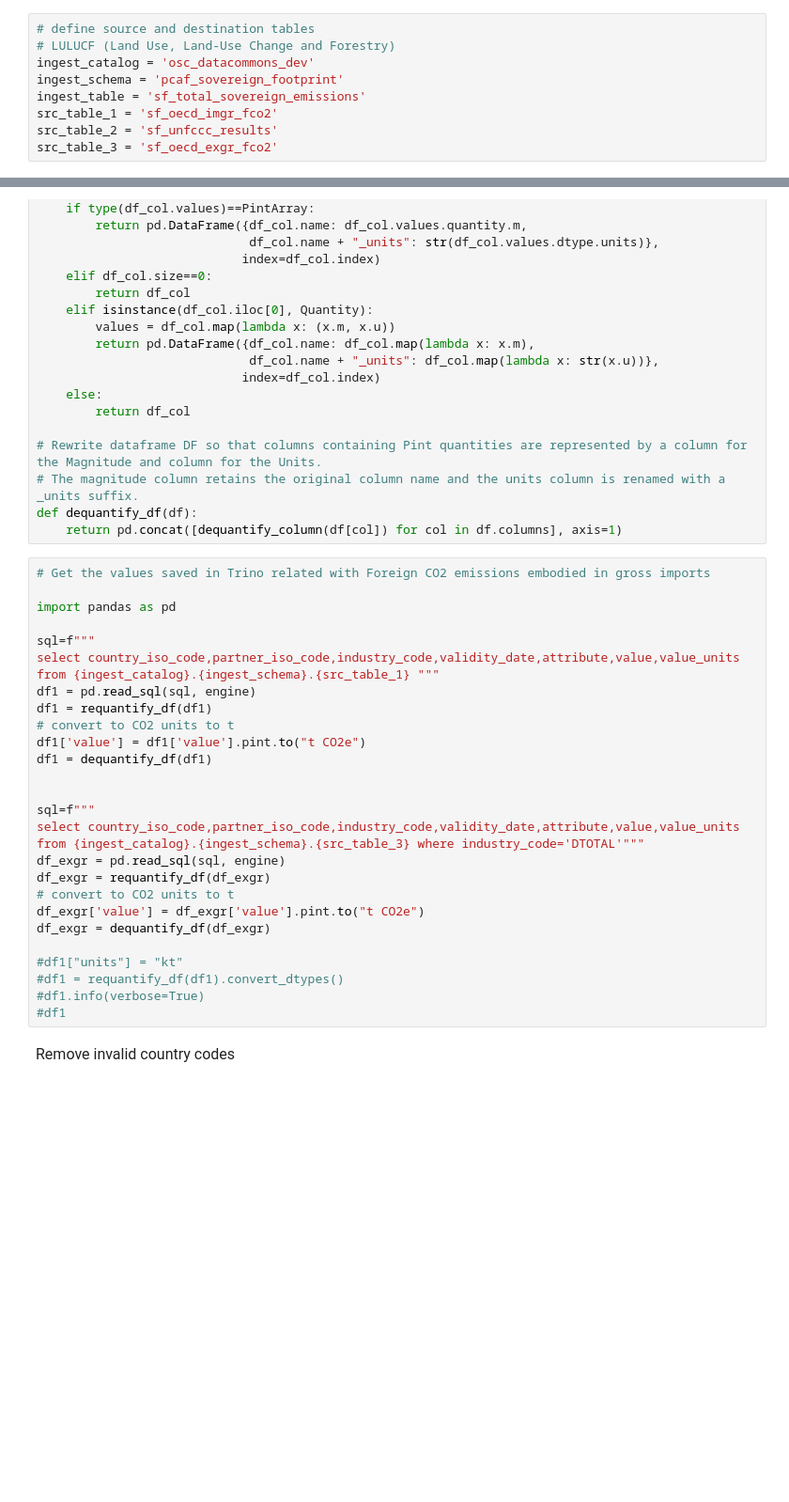
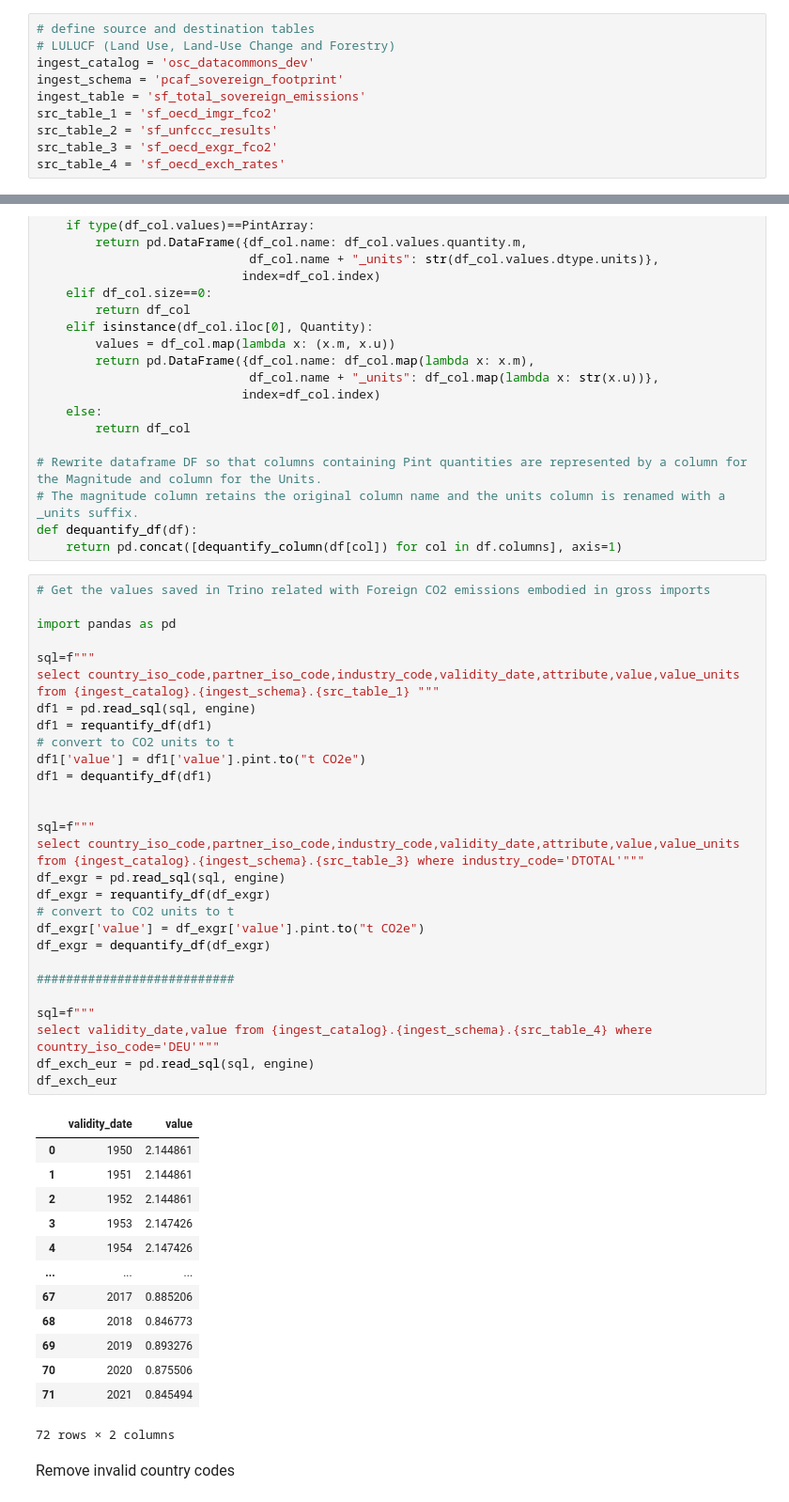
Before and after one commit to os-climate/PCAF-sovereign-footprint, a Jupyter notebook: notebooks/calc_total_sovereign_emissions.ipynb, the cells around one changed output, grey strips where cells are left out. Shown: that part at 94% size. Drawn from its saved outputs; the diff is of its cells as text; blank space fills up the shorter version.

```diff
--- a/notebooks/calc_total_sovereign_emissions.ipynb
+++ b/notebooks/calc_total_sovereign_emissions.ipynb
@@ -92,6 +94,7 @@ ingest_table = 'sf_total_sovereign_emissions'
 src_table_1 = 'sf_oecd_imgr_fco2'
 src_table_2 = 'sf_unfccc_results'
 src_table_3 = 'sf_oecd_exgr_fco2'
+src_table_4 = 'sf_oecd_exch_rates'
 # %%
 import pandas as pd
 from openscm_units import unit_registry
@@ -156,29 +160,45 @@ def dequantify_df(df):
 # %%
 # Get the values saved in Trino related with Foreign CO2 emissions embodied in gross imports
 
 import pandas as pd
 
 sql=f"""
 select country_iso_code,partner_iso_code,industry_code,validity_date,attribute,value,value_units from {ingest_catalog}.{ingest_schema}.{src_table_1} """
 df1 = pd.read_sql(sql, engine)
 df1 = requantify_df(df1)
 # convert to CO2 units to t
 df1['value'] = df1['value'].pint.to("t CO2e")
 df1 = dequantify_df(df1)
 
 
 sql=f"""
 select country_iso_code,partner_iso_code,industry_code,validity_date,attribute,value,value_units from {ingest_catalog}.{ingest_schema}.{src_table_3} where industry_code='DTOTAL'"""
 df_exgr = pd.read_sql(sql, engine)
 df_exgr = requantify_df(df_exgr)
 # convert to CO2 units to t
 df_exgr['value'] = df_exgr['value'].pint.to("t CO2e")
 df_exgr = dequantify_df(df_exgr)
 
-#df1["units"] = "kt"
-#df1 = requantify_df(df1).convert_dtypes()
-#df1.info(verbose=True)
-#df1
+###########################
+
+sql=f"""
+select validity_date,value from {ingest_catalog}.{ingest_schema}.{src_table_4} where country_iso_code='DEU'"""
+df_exch_eur = pd.read_sql(sql, engine)
+df_exch_eur
+# %% [output]
+|  | validity_date | value |
+| 0 | 1950 | 2.144861 |
+| 1 | 1951 | 2.144861 |
+| 2 | 1952 | 2.144861 |
+| 3 | 1953 | 2.147426 |
+| 4 | 1954 | 2.147426 |
+| ... | ... | ... |
+| 67 | 2017 | 0.885206 |
+| 68 | 2018 | 0.846773 |
+| 69 | 2019 | 0.893276 |
+| 70 | 2020 | 0.875506 |
+| 71 | 2021 | 0.845494 |
+72 rows × 2 columns
 # %% [markdown]
 <font size=3> Remove invalid country codes </font>
 # %%
```
Also changed, not shown: parts of 14 cells of this notebook, 1 other file.
